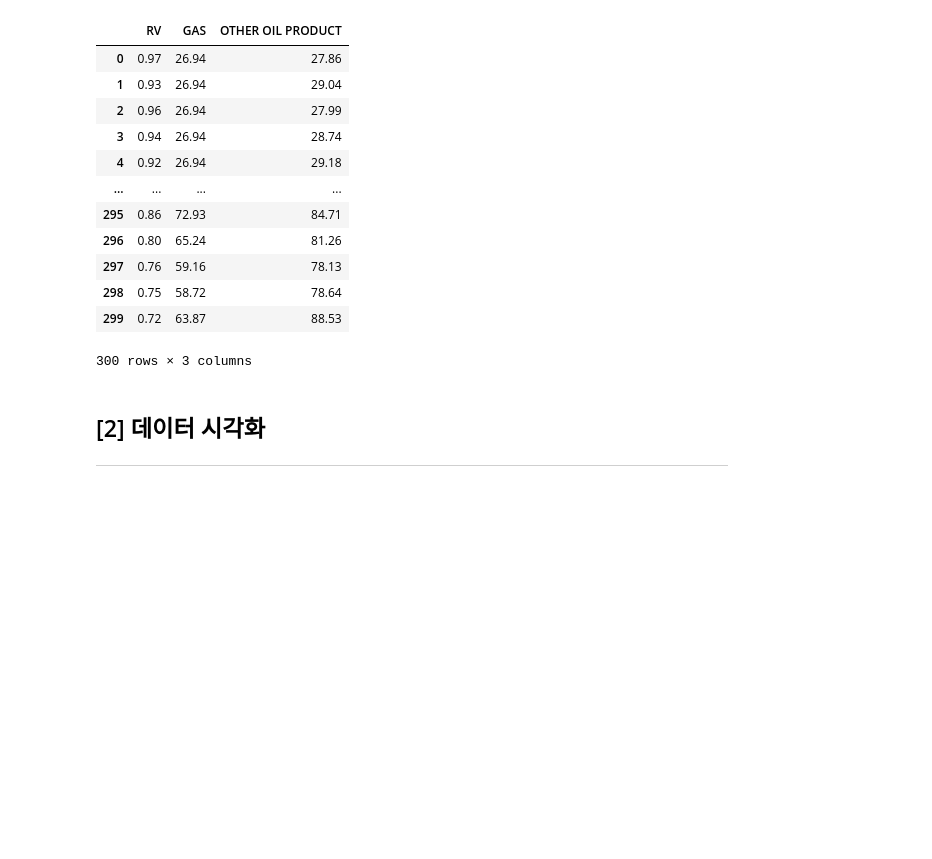
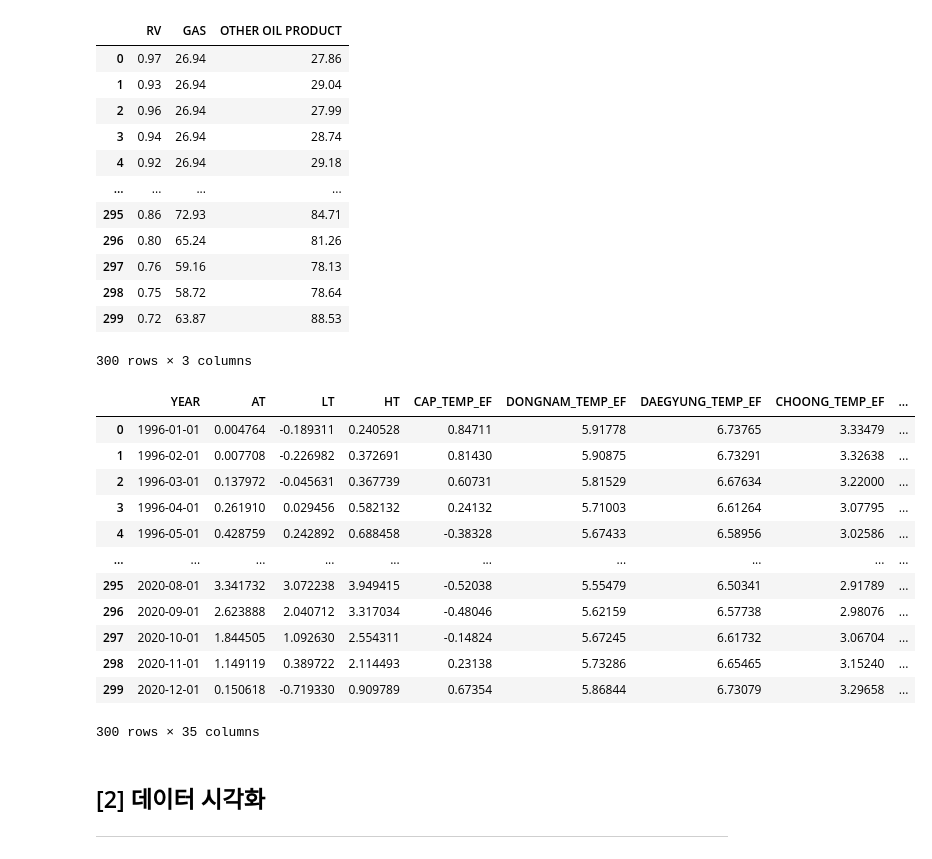
Before and after one commit to minsoo-s/03_Self_Study, a Jupyter notebook: bigstar/Model_LSTM_minsoo.ipynb, the cells around one changed output. Saved outputs shown, nothing was run; the diff lists cells and outputs as text; code cells hidden in the pictures; blank space fills up the shorter version.

```diff
--- a/bigstar/Model_LSTM_minsoo.ipynb
+++ b/bigstar/Model_LSTM_minsoo.ipynb
@@ -62,6 +62,22 @@ data_RV
 300 rows × 3 columns
 # %%
 data = pd.concat([data,data_QVA_final,data_RV],axis=1)
+# %%
+data
+# %% [output]
+|  | YEAR | AT | LT | HT | CAP_TEMP_EF | DONGNAM_TEMP_EF | DAEGYUNG_TEMP_EF | CHOONG_TEMP_EF | ... |
+| 0 | 1996-01-01 | 0.004764 | -0.189311 | 0.240528 | 0.84711 | 5.91778 | 6.73765 | 3.33479 | ... |
+| 1 | 1996-02-01 | 0.007708 | -0.226982 | 0.372691 | 0.81430 | 5.90875 | 6.73291 | 3.32638 | ... |
+| 2 | 1996-03-01 | 0.137972 | -0.045631 | 0.367739 | 0.60731 | 5.81529 | 6.67634 | 3.22000 | ... |
+| 3 | 1996-04-01 | 0.261910 | 0.029456 | 0.582132 | 0.24132 | 5.71003 | 6.61264 | 3.07795 | ... |
+| 4 | 1996-05-01 | 0.428759 | 0.242892 | 0.688458 | -0.38328 | 5.67433 | 6.58956 | 3.02586 | ... |
+| ... | ... | ... | ... | ... | ... | ... | ... | ... | ... |
+| 295 | 2020-08-01 | 3.341732 | 3.072238 | 3.949415 | -0.52038 | 5.55479 | 6.50341 | 2.91789 | ... |
+| 296 | 2020-09-01 | 2.623888 | 2.040712 | 3.317034 | -0.48046 | 5.62159 | 6.57738 | 2.98076 | ... |
+| 297 | 2020-10-01 | 1.844505 | 1.092630 | 2.554311 | -0.14824 | 5.67245 | 6.61732 | 3.06704 | ... |
+| 298 | 2020-11-01 | 1.149119 | 0.389722 | 2.114493 | 0.23138 | 5.73286 | 6.65465 | 3.15240 | ... |
+| 299 | 2020-12-01 | 0.150618 | -0.719330 | 0.909789 | 0.67354 | 5.86844 | 6.73079 | 3.29658 | ... |
+300 rows × 35 columns
 # %%
 # object type : 분기 데이터(분류 데이터) -> 라벨 인코딩
 from sklearn.preprocessing import LabelEncoder
```
Also changed, not shown: parts of 22 cells of this notebook, 1 other file.
